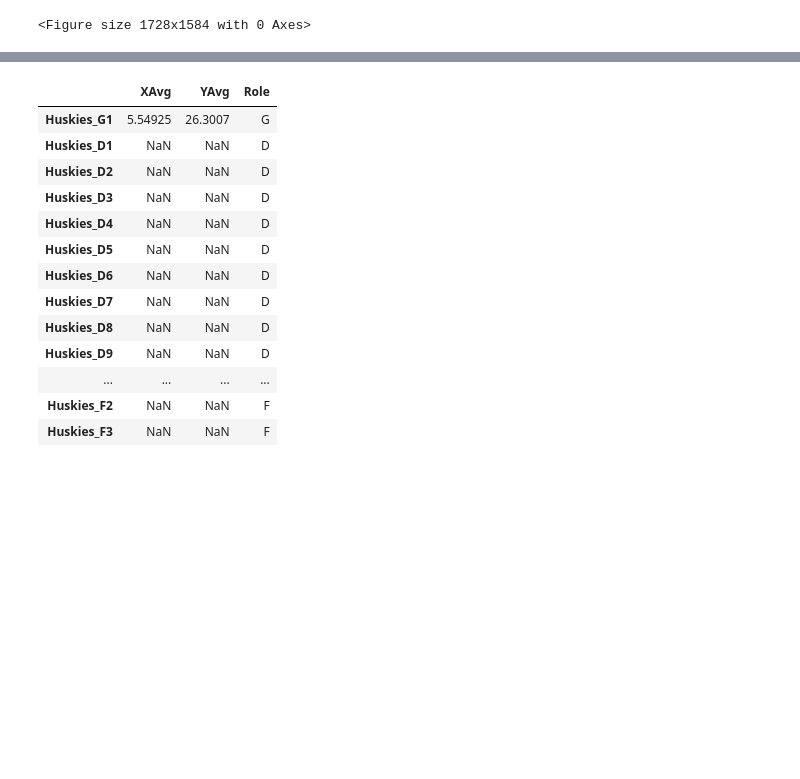
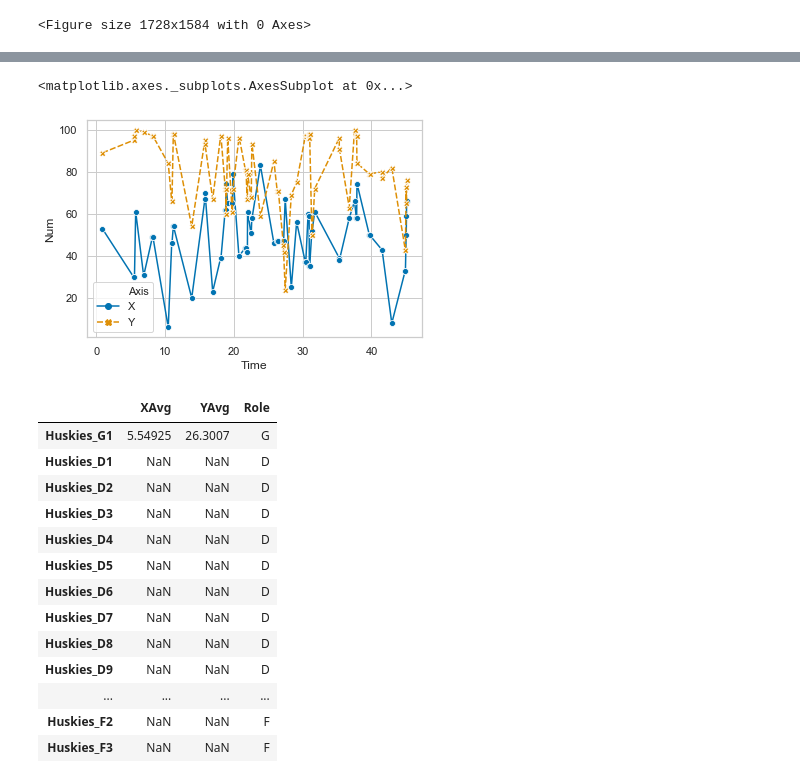
Before and after one commit to GZNGroup/2020MCM-ICM, a Jupyter notebook: 2020_Weekend1_Problems/processing.ipynb, the cells around one changed output, grey strips where cells are left out. Saved outputs shown, nothing was run; the diff lists cells and outputs as text; code cells hidden in the pictures; blank space fills up the shorter version.

```diff
--- a/2020_Weekend1_Problems/processing.ipynb
+++ b/2020_Weekend1_Problems/processing.ipynb
@@ -186,6 +187,24 @@ for i in data[data['MatchID'] == 1][data['MatchPeriod'] == '1H'].index:
                     data["EventTime"][i],
                 ]
             )
+# %%
+Pos['Huskies_M1'].sort(key=lambda x:x[3], reverse=False)
+lM1 = len(Pos['Huskies_M1'])
+M1_data = pd.DataFrame(index=range(lM1*2) ,columns=['Num', 'Axis', 'Time'])
+for i in range(lM1):
+    #if (i>0 and i<lM1-1 and (Pos['Huskies_M1'][i][3]-Pos['Huskies_M1'][i-1][3]<5 or Pos['Huskies_M1'][i+1][3]-Pos['Huskies_M1'][i][3]<5)):
+        #continue
+    M1_data['Num'][2*i] = int(Pos['Huskies_M1'][i][0])
+    M1_data['Axis'][2*i] = 'X'
+    M1_data['Time'][2*i] = float(Pos['Huskies_M1'][i][3] / 60.0)
+    M1_data['Num'][2*i+1] = int(Pos['Huskies_M1'][i][1])
+    M1_data['Axis'][2*i+1] = 'Y'
+    M1_data['Time'][2*i+1] = float(Pos['Huskies_M1'][i][3] / 60.0)
+M1_data
+sns.lineplot(x=M1_data['Time'].astype('float'), y=M1_data['Num'].astype('int'), hue=M1_data['Axis'], markers=True, style=M1_data['Axis'], palette='colorblind')
+# %% [output]
+<matplotlib.axes._subplots.AxesSubplot at 0x...>
+[figure, added]
 # %%
 PlayersAvgPos = {}
 XAvg = {}
```
Also changed, not shown: parts of 5 cells of this notebook, 1 other file.
